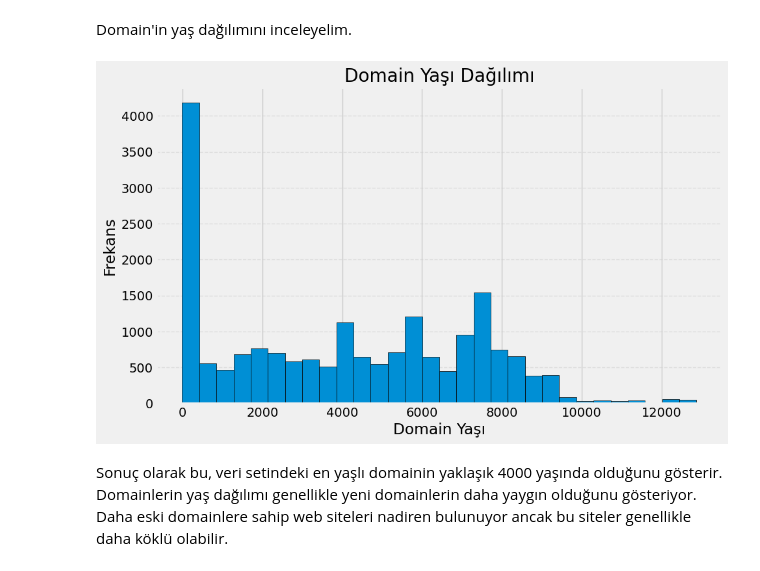
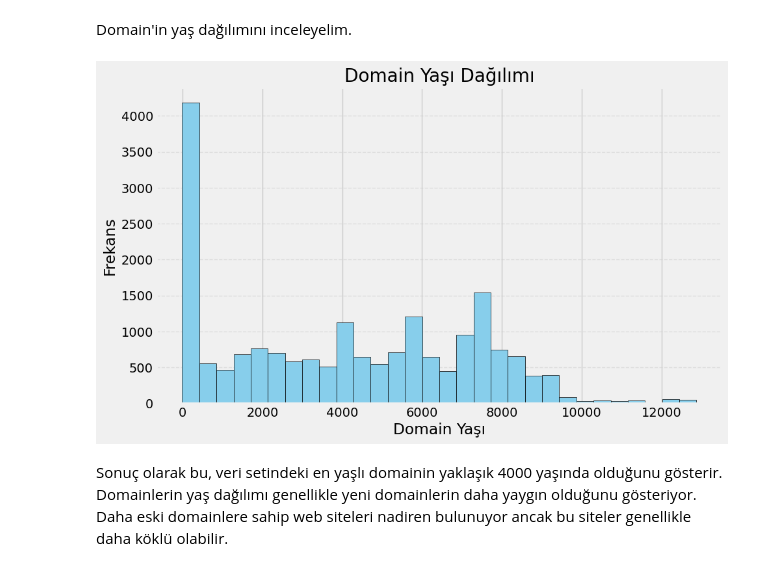
Before and after one commit to Phishbust/datanalysisandmodeling, a Jupyter notebook: data.ipynb, the cells around one changed output. Saved outputs shown, nothing was run; the diff lists cells and outputs as text; code cells hidden in the pictures.

```diff
--- a/data.ipynb
+++ b/data.ipynb
@@ -206,0 +256,13 @@ plt.show()
+# %%
+plt.figure(figsize=(10,8))
+df['sum_all']=df['ratio_extMedia']+df['ratio_intMedia']
+m=df['sum_all'].astype(int)
+n=pd.crosstab(m,df['status'])
+colors = ['skyblue', 'salmon']
+n.plot(kind='bar', color=colors, edgecolor = 'black')
+
+plt.title('Harici ve iç medya sayısı ile sahte sitelerin durumu ')
+plt.xlabel('Harici ve Iç medya sayısı')
+plt.ylabel("web site'nin sayısı")
+plt.grid(True)
+plt.show()
@@ -206,0 +274,13 @@ plt.show()
+# %%
+plt.figure(figsize=(10,8))
+df['sum']=df['nb_redirection']+df['nb_external_redirection']
+m=df['sum'].astype(int)
+n=pd.crosstab( m ,df['status'])
+colors = ['skyblue', 'salmon']
+n.plot(kind='bar', color=colors, edgecolor = 'black')
+
+plt.xlabel('URL dışına ve içine yönlendirme sayısı')
+plt.ylabel('Web sitenin sayısı')
+plt.title('URL\'deki yönlendirme sayısı ile sahte sitelerin durumu ')
+plt.grid(True)
+plt.show()
@@ -254,16 +369,16 @@ plt.show()
 <bold>Domain'in yaş dağılımını inceleyelim.</bold>
 # %%
 plt.figure(figsize=(10, 6))
-plt.hist(df['domain_age'], bins=30, edgecolor='black')
+plt.hist(df['domain_age'], bins=30, color = 'skyblue', edgecolor='black')
 
 plt.xlabel('Domain Yaşı')
 plt.ylabel('Frekans')
 plt.title('Domain Yaşı Dağılımı')
 
 plt.grid(axis='y', linestyle='--', alpha=0.5)
 plt.show()
 # %% [output]
-[figure, old version]
+[figure, new version]
 # %% [markdown]
  <bold>Sonuç olarak bu, veri setindeki en yaşlı domainin yaklaşık 4000 yaşında olduğunu gösterir. Domainlerin yaş dağılımı genellikle yeni domainlerin daha yaygın olduğunu gösteriyor. Daha eski domainlere sahip web siteleri nadiren bulunuyor ancak bu siteler genellikle daha köklü olabilir.</bold>
 # %% [markdown]
```
Also changed, not shown: parts of 36 cells of this notebook.
